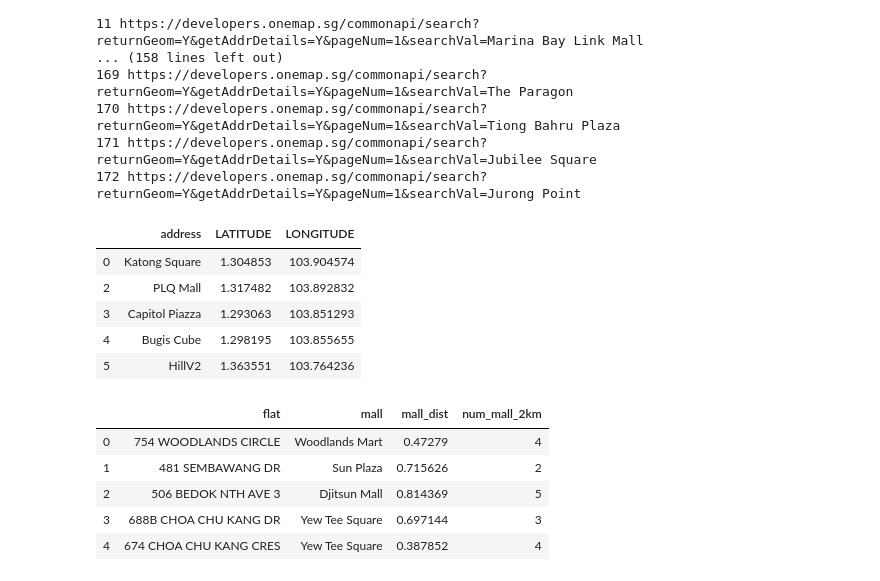
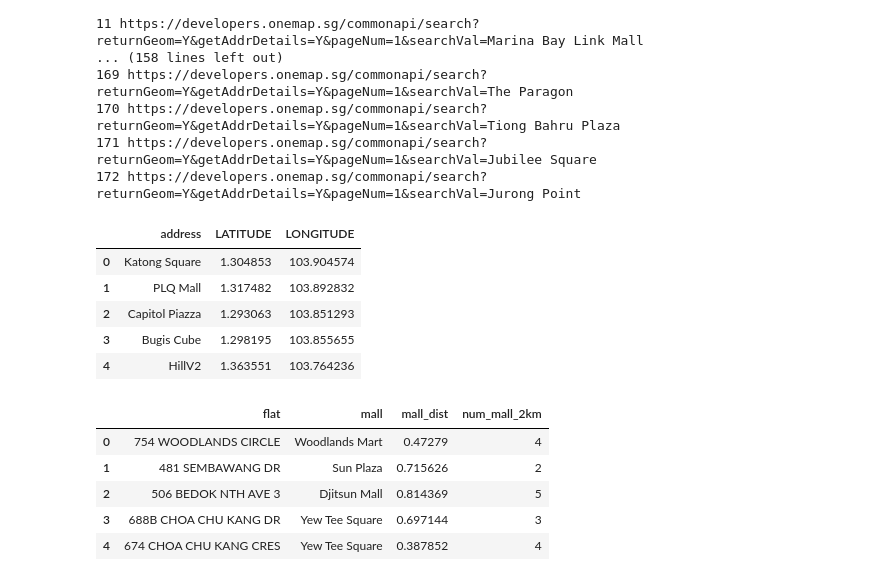
Before and after one commit to teyang-lau/HDB_Resale_Prices, a Jupyter notebook: get_coordinates.ipynb, the cells around one changed output. Cells and saved outputs as stored; diff of their text form; code cells hidden in the pictures.

Commit message:
reran to get data

```diff
--- a/get_coordinates.ipynb
+++ b/get_coordinates.ipynb
@@ -395,17 +376,17 @@ find_postal(unique_shop_name, 'Data/shoppingmall_coordinates')
 171 https://developers.onemap.sg/commonapi/search?returnGeom=Y&getAddrDetails=Y&pageNum=1&searchVal=Jubilee Square
 172 https://developers.onemap.sg/commonapi/search?returnGeom=Y&getAddrDetails=Y&pageNum=1&searchVal=Jurong Point
 # %%
-shop_coord = pd.read_csv('Data/shoppingmall_coordinates.csv')
+shop_coord = pd.read_csv('Data/shoppingmall_coordinates_clean.csv')
 shop_coord.drop_duplicates(subset=['address'], inplace=True)
 shop_coord = shop_coord[['address','LATITUDE','LONGITUDE']]
 shop_coord.head()
 # %% [output]
 |  | address | LATITUDE | LONGITUDE |
 | 0 | Katong Square | 1.304853 | 103.904574 |
-| 2 | PLQ Mall | 1.317482 | 103.892832 |
-| 3 | Capitol Piazza | 1.293063 | 103.851293 |
-| 4 | Bugis Cube | 1.298195 | 103.855655 |
-| 5 | HillV2 | 1.363551 | 103.764236 |
+| 1 | PLQ Mall | 1.317482 | 103.892832 |
+| 2 | Capitol Piazza | 1.293063 | 103.851293 |
+| 3 | Bugis Cube | 1.298195 | 103.855655 |
+| 4 | HillV2 | 1.363551 | 103.764236 |
 # %%
 nearest_mall = find_nearest(flat_coord, shop_coord)
 flat_mall = pd.DataFrame.from_dict(nearest_mall).T
```
Also changed, not shown: parts of 19 cells of this notebook.
